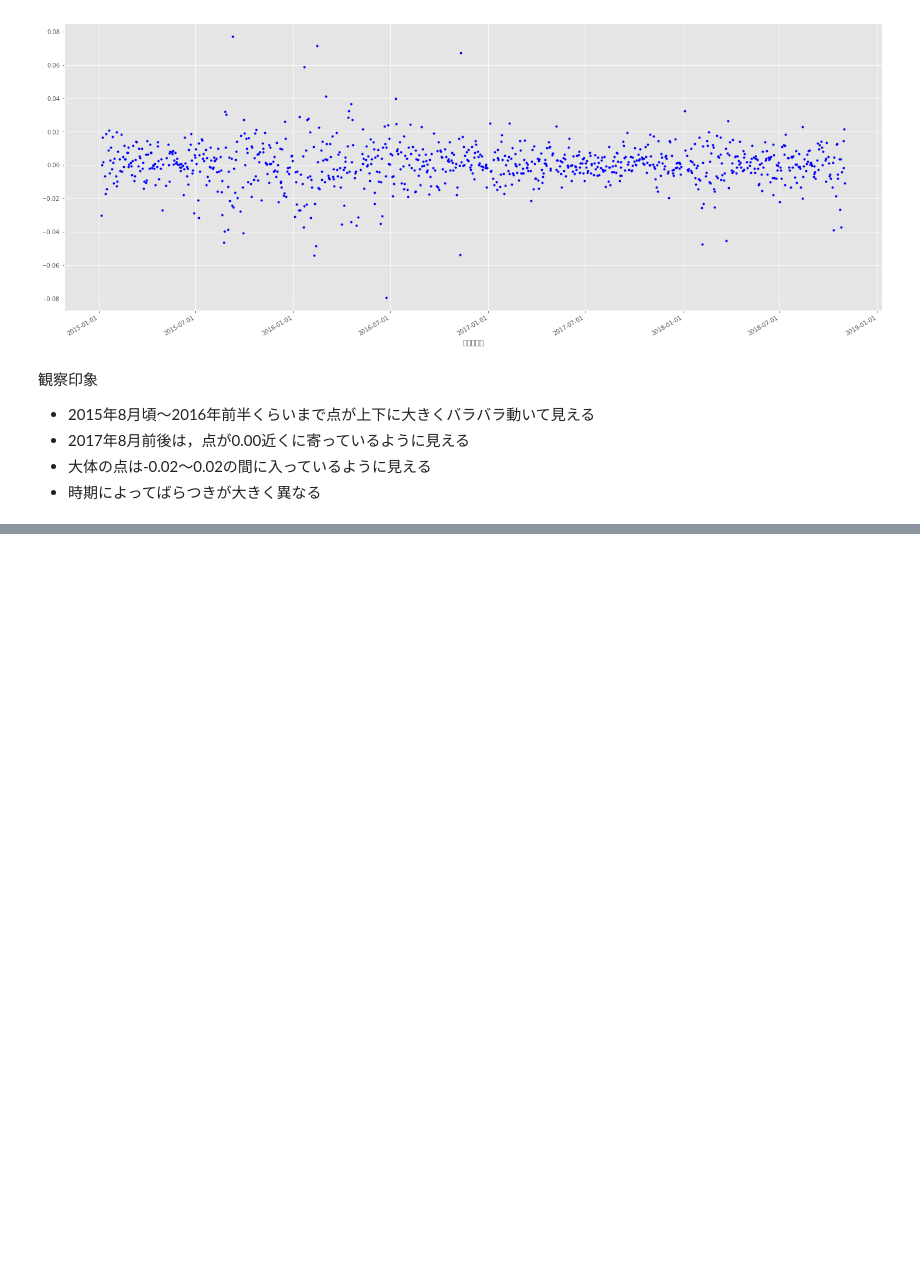
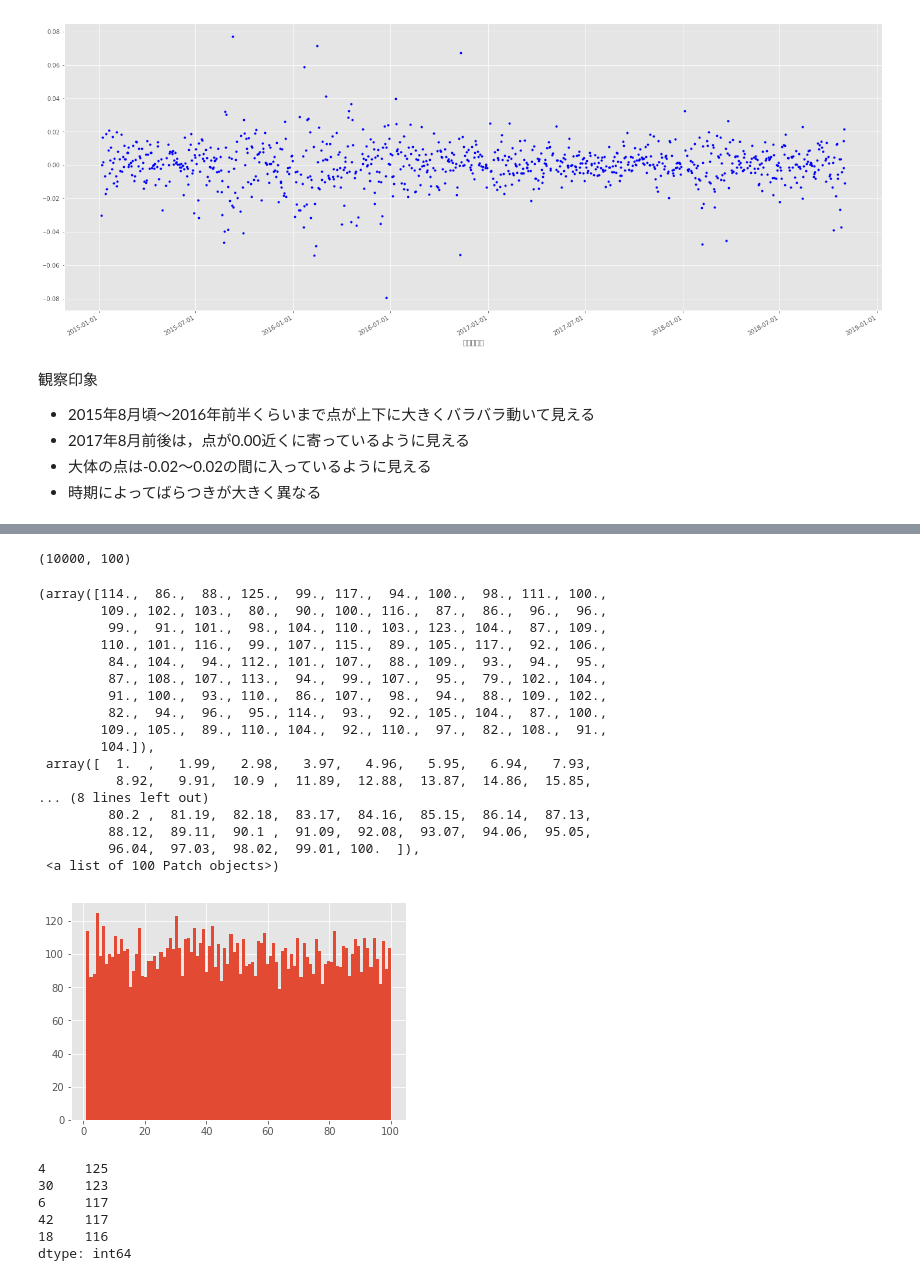
Before and after one commit to shinseitaro/fintalk, a Jupyter notebook: 時系列データ分析/Chapter1.ipynb, the cells around one changed output, grey strips where cells are left out. Drawn from its saved outputs; the diff is of its cells as text; code cells hidden in the pictures; blank space fills up the shorter version.

```diff
--- a/時系列データ分析/Chapter1.ipynb
+++ b/時系列データ分析/Chapter1.ipynb
@@ -199,0 +231,46 @@ Name: 終値, dtype: int64
+# %%
+# 1〜10の数値（重複可）の目を持つサイコロを10000回（=十分に大きい回数）降った時のサイコロの実現値
+# 注意：randintが取る数値の範囲をサイコロを降る回数の1％にすることで、
+# 十分にサイコロを降れば、発生しない数値はないだろうという推測のもと、作っています。
+
+def dice2_entity(n):
+    np.random.seed(0)
+    return np.random.randint(1, int(n*0.01)+1, size = n)
+# %%
+dice2_実現値 = dice2_entity(10000)
+len(dice2_実現値), len(np.unique(dice2_実現値))
+# %% [output]
+(10000, 100)
+# %%
+plt.hist(dice2_実現値, bins=100)
+# %% [output]
+(array([114.,  86.,  88., 125.,  99., 117.,  94., 100.,  98., 111., 100.,
+        109., 102., 103.,  80.,  90., 100., 116.,  87.,  86.,  96.,  96.,
+         99.,  91., 101.,  98., 104., 110., 103., 123., 104.,  87., 109.,
+        110., 101., 116.,  99., 107., 115.,  89., 105., 117.,  92., 106.,
+         84., 104.,  94., 112., 101., 107.,  88., 109.,  93.,  94.,  95.,
+         87., 108., 107., 113.,  94.,  99., 107.,  95.,  79., 102., 104.,
+         91., 100.,  93., 110.,  86., 107.,  98.,  94.,  88., 109., 102.,
+         82.,  94.,  96.,  95., 114.,  93.,  92., 105., 104.,  87., 100.,
+        109., 105.,  89., 110., 104.,  92., 110.,  97.,  82., 108.,  91.,
+        104.]),
+ array([  1.  ,   1.99,   2.98,   3.97,   4.96,   5.95,   6.94,   7.93,
+          8.92,   9.91,  10.9 ,  11.89,  12.88,  13.87,  14.86,  15.85,
+... (8 lines left out)
+         80.2 ,  81.19,  82.18,  83.17,  84.16,  85.15,  86.14,  87.13,
+         88.12,  89.11,  90.1 ,  91.09,  92.08,  93.07,  94.06,  95.05,
+         96.04,  97.03,  98.02,  99.01, 100.  ]),
+ <a list of 100 Patch objects>)
+[figure, added]
+# %%
+# ４が120回以上出ていてトップですね。このことから今作ったサイコロはおそらく4を重複して持っている可能性があります。
+# 数えて見ましょう。
+unique, counts = np.unique(dice2_実現値, return_counts=True)
+pd.Series(dict(zip(unique, counts))).sort_values(ascending=False).head()
+# %% [output]
+4     125
+30    123
+6     117
+42    117
+18    116
+dtype: int64
```
Also changed, not shown: parts of 19 cells of this notebook, 2 other files.
